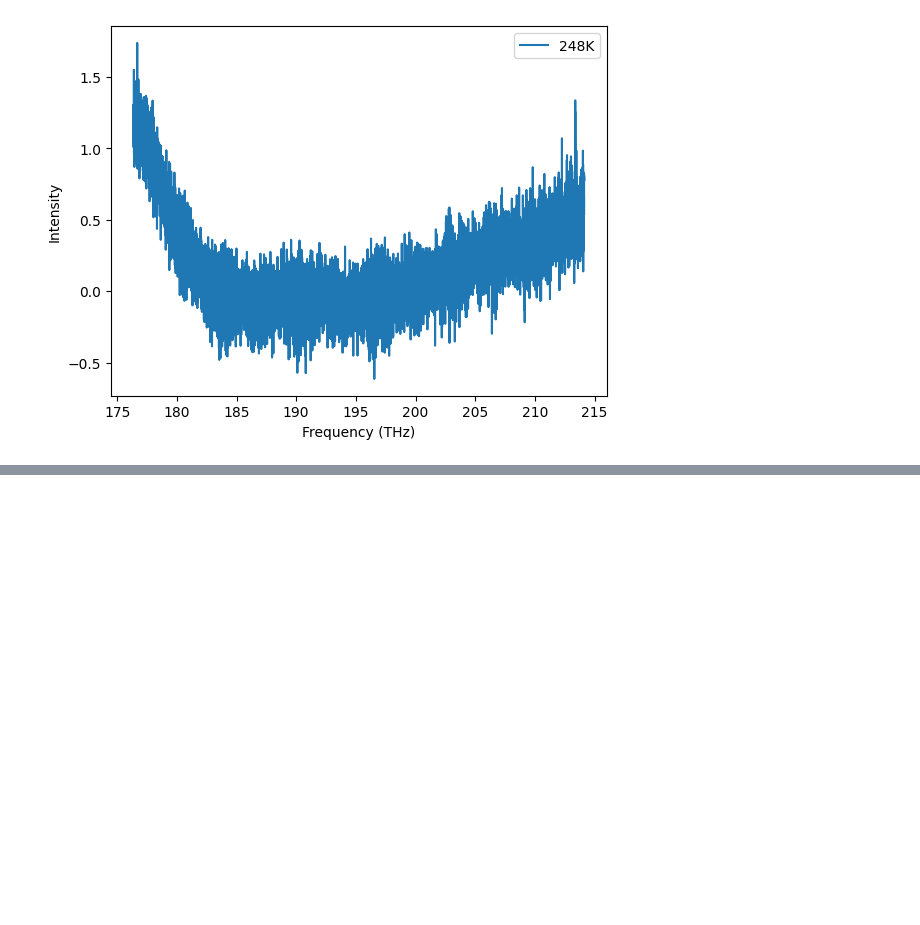
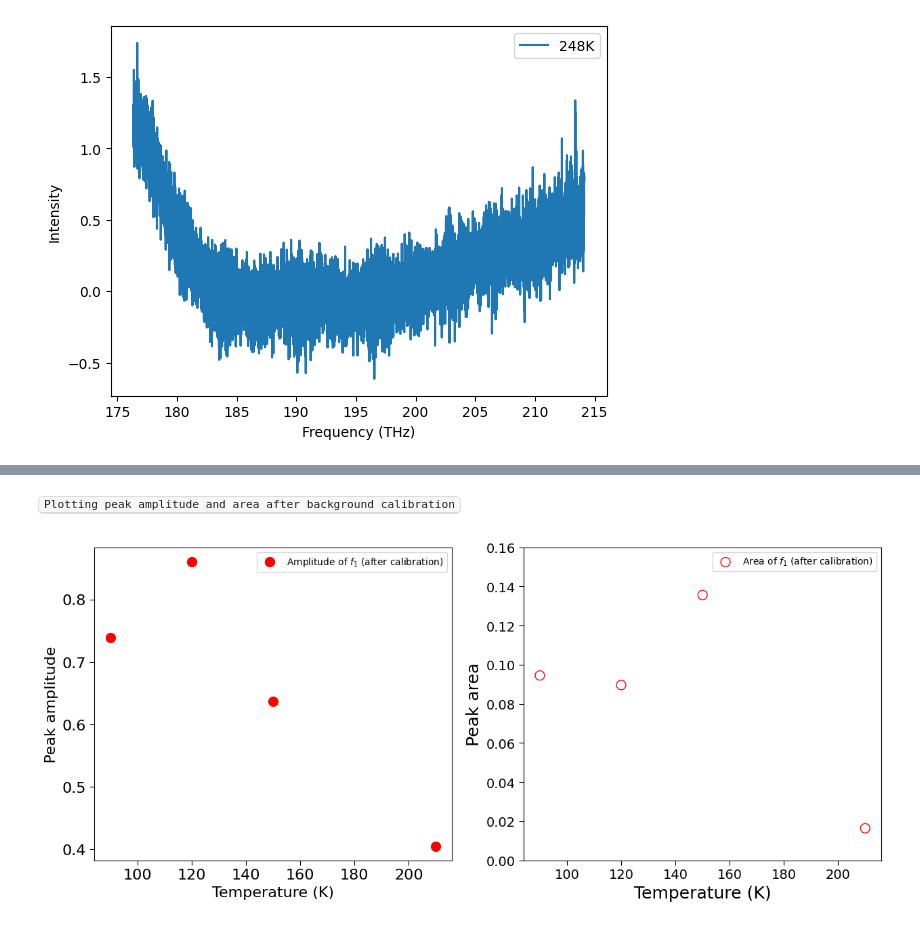
Before and after one commit to JUOM2016/Data-processing, a Jupyter notebook: 20230111_absorption_white_light_OD_parallel_calibrated.ipynb, the cells around one changed output, grey strips where cells are left out. Drawn from its saved outputs; the diff is of its cells as text; code cells hidden in the pictures; blank space fills up the shorter version.

```diff
--- a/20230111_absorption_white_light_OD_parallel_calibrated.ipynb
+++ b/20230111_absorption_white_light_OD_parallel_calibrated.ipynb
@@ -54,0 +739,48 @@ output_raw_data=data.to_numpy()
+# %% [markdown]
+<kbd> Plotting peak amplitude and area after background calibration
+# %%
+temp=[90, 120, 150, 210]
+peak_amplitude_main=np.empty([len(temp),2])
+peak_area_main=np.empty([len(temp),2])
+
+for index in range(len(temp)):
+    if peak_num[index+1] == 1:
+        peak_amplitude_main[index,0]=temp[index]
+        peak_area_main[index,0]=temp[index]
+
+        peak_amplitude_main[index,1]=peak_amplitude_0_calibrated[index+1]
+        peak_area_main[index,1]=peak_area_0_calibrated[index+1]
+
+    elif peak_num[index+1] == 2:
+        peak_amplitude_main[index,0]=temp[index]
+        peak_area_main[index,0]=temp[index]
+
+        peak_amplitude_main[index,1]=peak_amplitude_2_calibrated[index+1]
+        peak_area_main[index,1]=peak_area_2_calibrated[index+1]
+
+    elif peak_num[index+1] == 3:
+        peak_amplitude_main[index,0]=temp[index]
+        peak_area_main[index,0]=temp[index]
+
+        peak_amplitude_main[index,1]=peak_amplitude_4_calibrated[index+1]
+        peak_area_main[index,1]=peak_area_4_calibrated[index+1]
+
+fig, (ax1,ax2) = plt.subplots(1,2,figsize=(15, 6))
+ax1.scatter(peak_amplitude_main[:,0],peak_amplitude_main[:,1],color='r',marker='o',s=100,label='Amplitude of $f_{1}$ (after calibration)')
+ax1.legend()
+ax1.set_xlabel('Temperature (K)',fontsize=16)
+ax1.set_ylabel('Peak amplitude',fontsize=16)
+ax1.tick_params(axis='x',labelsize=16,size=5)
+ax1.tick_params(axis='y',labelsize=16,size=5)
+
+ax2.scatter(peak_area_main[:,0],peak_area_main[:,1],color='r',marker='o',facecolors='none', edgecolors='r',s=100,label='Area of $f_{1}$ (after calibration)')
+ax2.legend()
+ax2.set_xlabel('Temperature (K)',fontsize=18)
+ax2.set_ylabel('Peak area',fontsize=18)
+ax2.tick_params(axis='x',labelsize=14,size=5)
+ax2.tick_params(axis='y',labelsize=14,size=5)
+ax2.set_ylim([0,0.16])
+
+fig.patch.set_facecolor('white')
+# %% [output]
+[figure, added]
```
Also changed, not shown: parts of 6 cells of this notebook, 1 other file.
